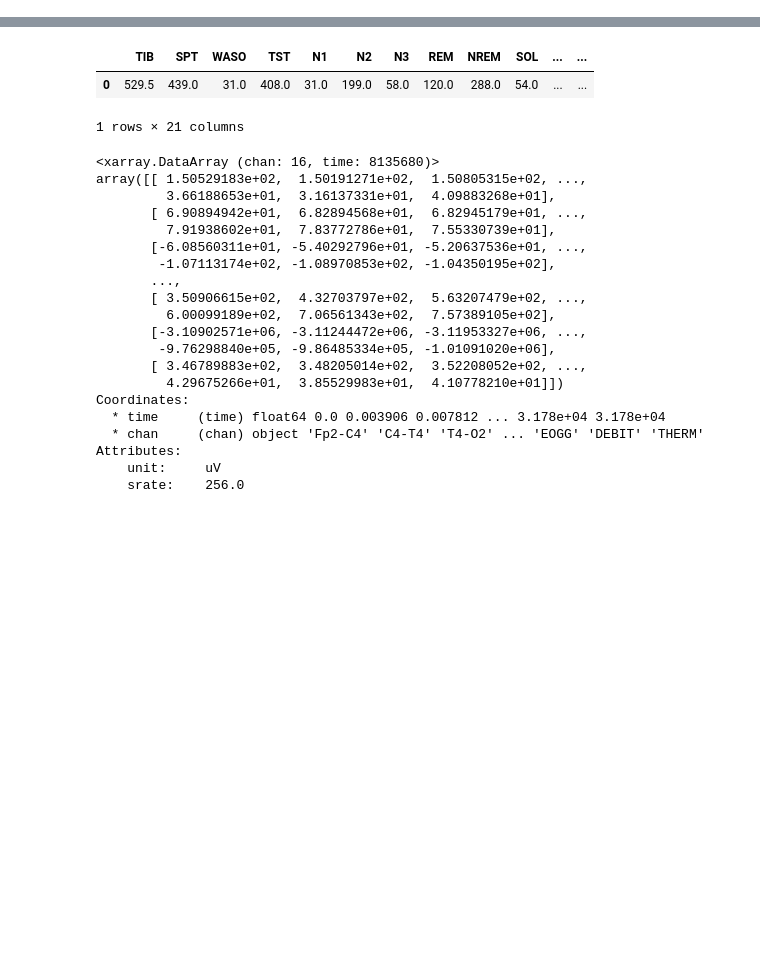
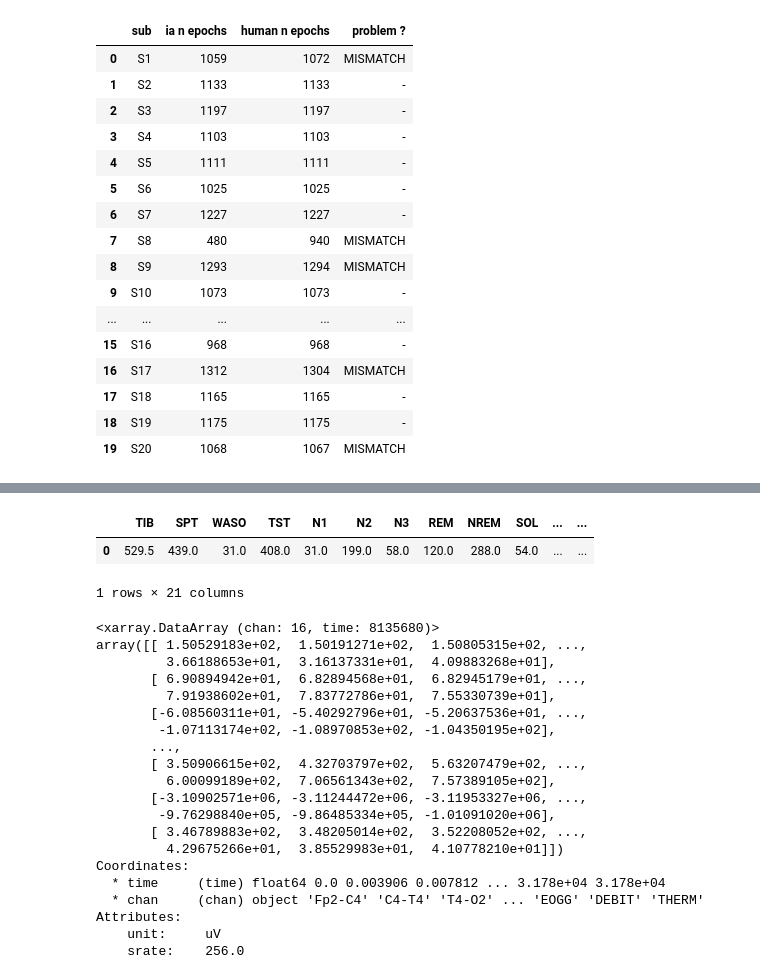
Before and after one commit to ValentinGhibaudo/Sleep_EEG_Respi, a Jupyter notebook: sandbox.ipynb, the cells around one changed output, grey strips where cells are left out. Drawn from its saved outputs; the diff is of its cells as text; code cells hidden in the pictures; blank space fills up the shorter version.

```diff
--- a/sandbox.ipynb
+++ b/sandbox.ipynb
@@ -9 +13,3 @@ import ghibtools as gh
 from params import *
+# %%
+subject = 'S1'
@@ -9,0 +28,20 @@ from params import *
+# %%
+hypnos
+# %% [output]
+|  | sub | ia n epochs | human n epochs | problem ? |
+| 0 | S1 | 1059 | 1072 | MISMATCH |
+| 1 | S2 | 1133 | 1133 | - |
+| 2 | S3 | 1197 | 1197 | - |
+| 3 | S4 | 1103 | 1103 | - |
+| 4 | S5 | 1111 | 1111 | - |
+| 5 | S6 | 1025 | 1025 | - |
+| 6 | S7 | 1227 | 1227 | - |
+| 7 | S8 | 480 | 940 | MISMATCH |
+| 8 | S9 | 1293 | 1294 | MISMATCH |
+| 9 | S10 | 1073 | 1073 | - |
+| ... | ... | ... | ... | ... |
+| 15 | S16 | 968 | 968 | - |
+| 16 | S17 | 1312 | 1304 | MISMATCH |
+| 17 | S18 | 1165 | 1165 | - |
+| 18 | S19 | 1175 | 1175 | - |
+| 19 | S20 | 1068 | 1067 | MISMATCH |
```
Also changed, not shown: parts of 28 cells of this notebook, 16 other files.
